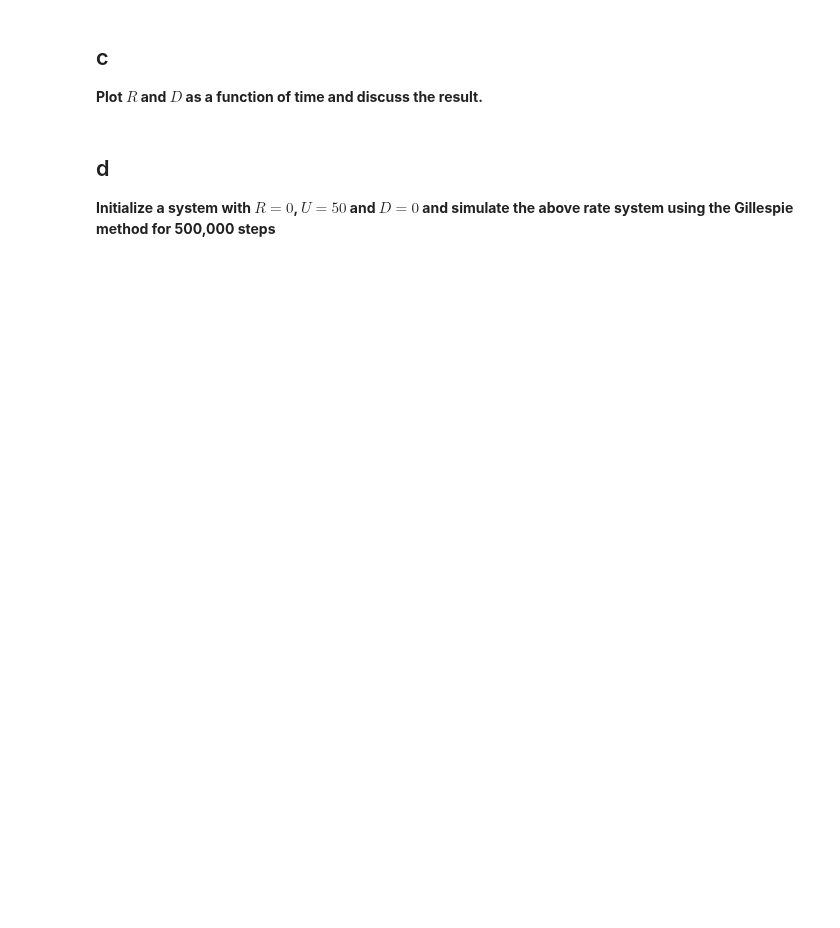
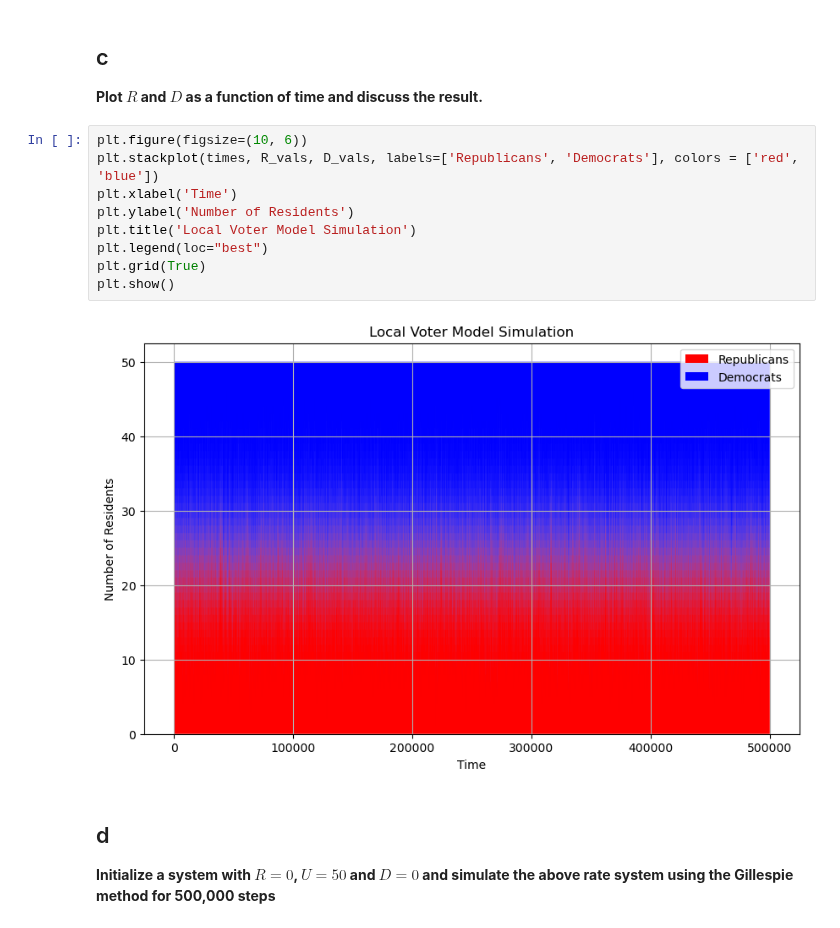
Before and after one commit to Katikistan/NumeP, a Jupyter notebook: week3/week3.ipynb, the cells around one changed output. Drawn from its saved outputs; the diff is of its cells as text; blank space fills up the shorter version.

```diff
--- a/week3/week3.ipynb
+++ b/week3/week3.ipynb
@@ -23,6 +204,17 @@ and $N = 1000000$.**
 # %% [markdown]
 ## c
 **Plot $R$ and $D$ as a function of time and discuss the result.**
+# %%
+plt.figure(figsize=(10, 6))
+plt.stackplot(times, R_vals, D_vals, labels=['Republicans', 'Democrats'], colors = ['red', 'blue'])
+plt.xlabel('Time')
+plt.ylabel('Number of Residents')
+plt.title('Local Voter Model Simulation')
+plt.legend(loc="best")
+plt.grid(True)
+plt.show()
+# %% [output]
+[figure, added]
 # %% [markdown]
 ## d
 **Initialize a system with $R = 0$, $U = 50$ and $D = 0$ and simulate the
```
Also changed, not shown: parts of 12 cells of this notebook.
